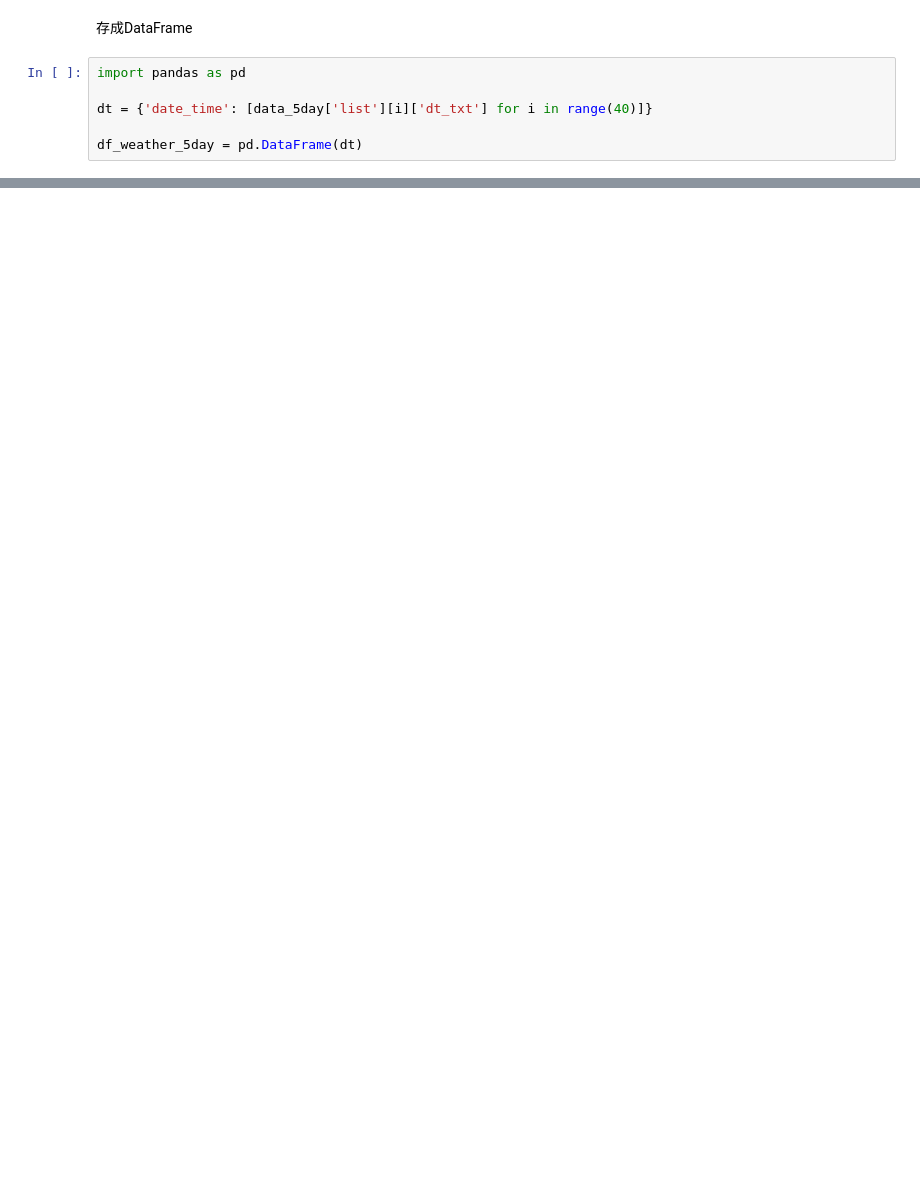
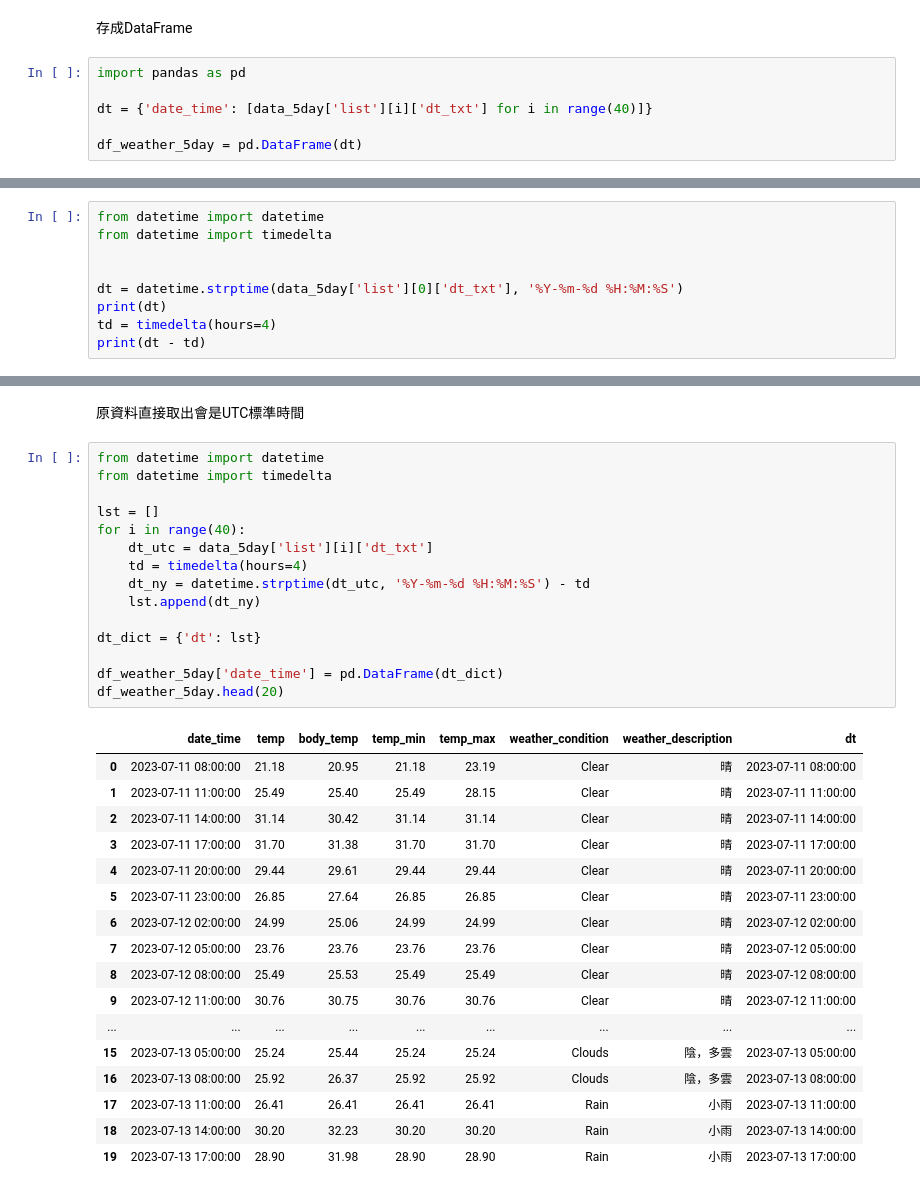
Before and after one commit to TicyYang/nyc-multimodal-ride-hailing-data-retrieval-platform, a Jupyter notebook: weather.ipynb, the cells around one changed output, grey strips where cells are left out. Drawn from its saved outputs; the diff is of its cells as text; blank space fills up the shorter version.

```diff
--- a/weather.ipynb
+++ b/weather.ipynb
@@ -266,0 +269,9 @@ df_weather_5day.head(20)
+# %%
+from datetime import datetime
+from datetime import timedelta
+
+
+dt = datetime.strptime(data_5day['list'][0]['dt_txt'], '%Y-%m-%d %H:%M:%S')
+print(dt)
+td = timedelta(hours=4)
+print(dt - td)
@@ -266,0 +281,35 @@ df_weather_5day.head(20)
+# %% [markdown]
+原資料直接取出會是UTC標準時間
+# %%
+from datetime import datetime
+from datetime import timedelta
+
+lst = []
+for i in range(40):
+    dt_utc = data_5day['list'][i]['dt_txt']
+    td = timedelta(hours=4)
+    dt_ny = datetime.strptime(dt_utc, '%Y-%m-%d %H:%M:%S') - td
+    lst.append(dt_ny)
+
+dt_dict = {'dt': lst}
+
+df_weather_5day['date_time'] = pd.DataFrame(dt_dict)
+df_weather_5day.head(20)
+# %% [output]
+|  | date_time | temp | body_temp | temp_min | temp_max | weather_condition | weather_description | dt |
+| 0 | 2023-07-11 08:00:00 | 21.18 | 20.95 | 21.18 | 23.19 | Clear | 晴 | 2023-07-11 08:00:00 |
+| 1 | 2023-07-11 11:00:00 | 25.49 | 25.40 | 25.49 | 28.15 | Clear | 晴 | 2023-07-11 11:00:00 |
+| 2 | 2023-07-11 14:00:00 | 31.14 | 30.42 | 31.14 | 31.14 | Clear | 晴 | 2023-07-11 14:00:00 |
+| 3 | 2023-07-11 17:00:00 | 31.70 | 31.38 | 31.70 | 31.70 | Clear | 晴 | 2023-07-11 17:00:00 |
+| 4 | 2023-07-11 20:00:00 | 29.44 | 29.61 | 29.44 | 29.44 | Clear | 晴 | 2023-07-11 20:00:00 |
+| 5 | 2023-07-11 23:00:00 | 26.85 | 27.64 | 26.85 | 26.85 | Clear | 晴 | 2023-07-11 23:00:00 |
+| 6 | 2023-07-12 02:00:00 | 24.99 | 25.06 | 24.99 | 24.99 | Clear | 晴 | 2023-07-12 02:00:00 |
+| 7 | 2023-07-12 05:00:00 | 23.76 | 23.76 | 23.76 | 23.76 | Clear | 晴 | 2023-07-12 05:00:00 |
+| 8 | 2023-07-12 08:00:00 | 25.49 | 25.53 | 25.49 | 25.49 | Clear | 晴 | 2023-07-12 08:00:00 |
+| 9 | 2023-07-12 11:00:00 | 30.76 | 30.75 | 30.76 | 30.76 | Clear | 晴 | 2023-07-12 11:00:00 |
+| ... | ... | ... | ... | ... | ... | ... | ... | ... |
+| 15 | 2023-07-13 05:00:00 | 25.24 | 25.44 | 25.24 | 25.24 | Clouds | 陰，多雲 | 2023-07-13 05:00:00 |
+| 16 | 2023-07-13 08:00:00 | 25.92 | 26.37 | 25.92 | 25.92 | Clouds | 陰，多雲 | 2023-07-13 08:00:00 |
+| 17 | 2023-07-13 11:00:00 | 26.41 | 26.41 | 26.41 | 26.41 | Rain | 小雨 | 2023-07-13 11:00:00 |
+| 18 | 2023-07-13 14:00:00 | 30.20 | 32.23 | 30.20 | 30.20 | Rain | 小雨 | 2023-07-13 14:00:00 |
+| 19 | 2023-07-13 17:00:00 | 28.90 | 31.98 | 28.90 | 28.90 | Rain | 小雨 | 2023-07-13 17:00:00 |
```
Also changed, not shown: parts of 12 cells of this notebook.
